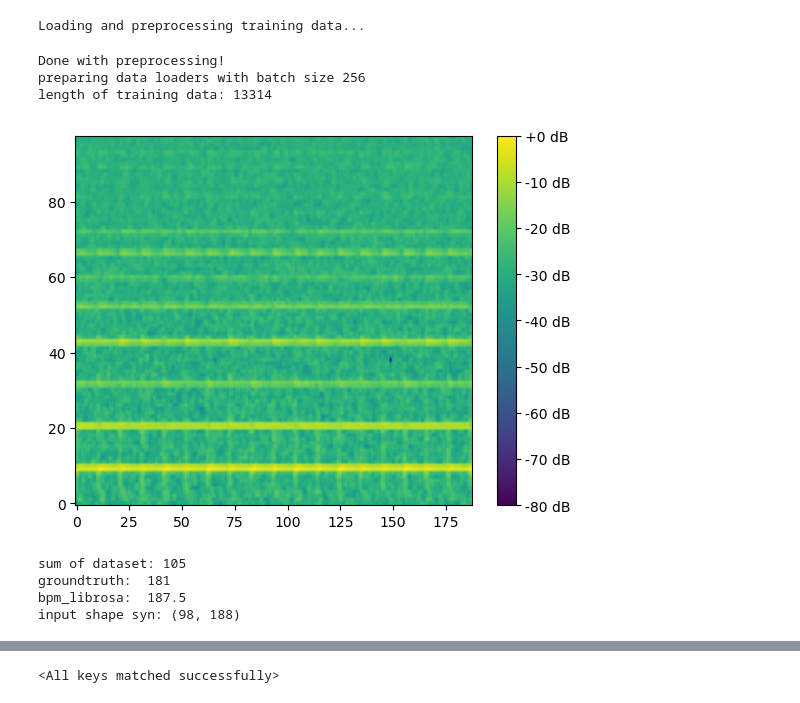
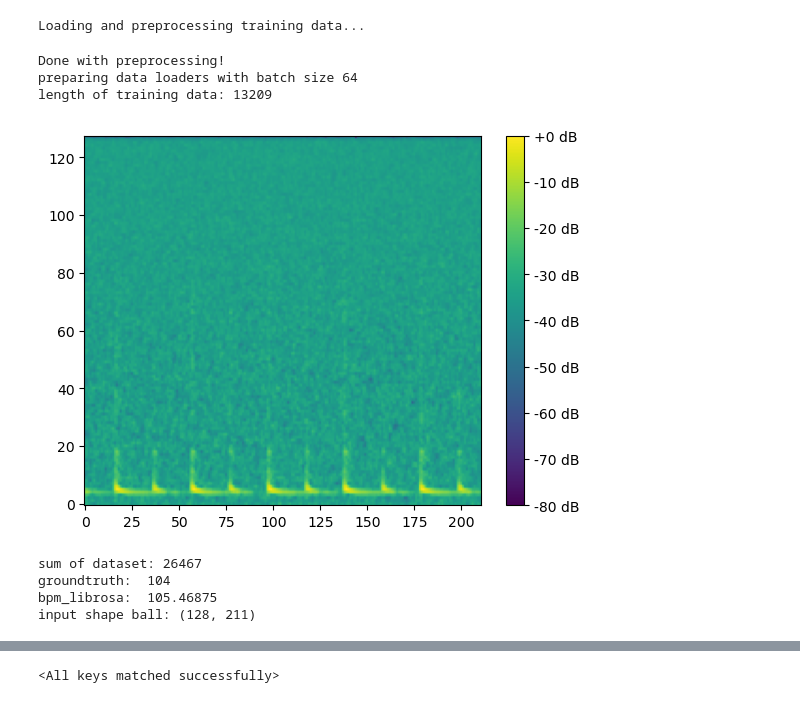
Before and after one commit to dennisripp/spiking_time_signature, a Jupyter notebook: tempo_cnn_snn _giantstep.ipynb, the cells around one changed output, grey strips where cells are left out. Saved outputs shown, nothing was run; the diff lists cells and outputs as text; code cells hidden in the pictures.

Commit message:
ultimate csnn + audio generator more instruments

```diff
--- a/tempo_cnn_snn _giantstep.ipynb
+++ b/tempo_cnn_snn _giantstep.ipynb
@@ -1,29 +37,7 @@
 # %%
-# import audio_import_giantstep as aig
-# import audio_import_ballroom as aib
-import audio_import_syn as ais
-from torch.utils.data import DataLoader
-from torch.utils.data import Dataset
-import os
-import librosa
-import numpy as np
-import matplotlib.pyplot as plt
-from brian2 import *
-from multiprocessing import Pool, cpu_count
-from tqdm import tqdm
-from concurrent.futures import ThreadPoolExecutor
-import pickle
-from concurrent.futures import ProcessPoolExecutor
-from sklearn.utils import shuffle
-import random
-import snntorch as snn
-import torch
-import re
-
-
-batch_size = 256
+batch_size = 64
 files_to_load = 2000
-SR =  16000 #16000 # int(22050/2)
+SR =  18000 #16000 # int(22050/2)
 
 
 train_set_syn, val_set_syn, input_shape_syn = ais.import_audio_get_loader(batch_size=batch_size,
@@ -40,49 +54,72 @@ train_set_syn, val_set_syn, input_shape_syn = ais.import_audio_get_loader(batch_
 #                                                              sr=SR,
 #                                                              )
 
+
+
 # train_set_ball, val_set_ball, input_shape_ball = aib.import_audio_get_loader(batch_size=batch_size,
 #                                                              only_dataset=True,
 #                                                              train_data_ratio=0.9,
-#                                                              files_to_load=600,
+#                                                              files_to_load=1000,
 #                                                              sr=SR,
+#                                                              augmented=True,
 #                                                              )
+
+# for i in range(0,3):
+#     train_set_ball_2, val_set_ball_2, input_shape_ball_2 = aib.import_audio_get_loader(batch_size=batch_size,
+#                                                              only_dataset=True,
+#                                                              train_data_ratio=0.9,
+#                                                              files_to_load=1000,
+#                                                              sr=SR,
+#                                                              augmented=True,
+#                                                              )
+#     train_set_ball = ConcatDataset([train_set_ball, train_set_ball_2])
+#     val_set_ball = ConcatDataset([val_set_ball, val_set_ball_2])
+
+# # train_set_ball_2, val_set_ball_2, input_shape_ball_2 = aib.import_audio_get_loader(batch_size=batch_size,
+# #                                                              only_dataset=True,
+# #                                                              train_data_ratio=0.9,
+# #                                                              files_to_load=1000,
+# #                                                              sr=SR,
+# #                                                              augmented=False,
+# #                                                              )
 
 train_loader = DataLoader(train_set_syn, batch_size=batch_size, shuffle=True)
 val_loader = DataLoader(val_set_syn, batch_size=batch_size, shuffle=True)
+
 
 
 # train_loader = DataLoader(train_set_giant+train_set_ball+train_set_syn, batch_size=batch_size, shuffle=True)
 # val_loader = DataLoader(val_set_giant+val_set_ball+val_set_syn, batch_size=batch_size, shuffle=True)
 
 
 example_batch = next(iter(train_loader))
 mel, groundtruth, librosa_bpm = example_batch
 
 single_mel = mel[0].squeeze(0)  # select the first mel-spec from the batch and remove the channel dimension
 
 # librosa.display.specshow(librosa.power_to_db(data, ref=np.max), y_axis='mel', x_axis='time')
 plt.imshow(librosa.power_to_db(single_mel, ref=np.max), origin='lower', aspect='auto')
 plt.colorbar(format='%+2.0f dB')
 plt.show()
 
 
 
-print(f"sum of dataset: {len(train_loader) +len(val_loader)}")
+print(f"sum of dataset: {len(train_loader.dataset) +len(val_loader.dataset)}")
 print("groundtruth: ", groundtruth[0].cpu().numpy())
 print("bpm_librosa: ", librosa_bpm[0].cpu().numpy())
-# print(f"input shape ball: {input_shape_ball}")
+print(f"input shape ball: {input_shape_syn}")
 # print(f"input shape giant: {input_shape_giant}")
-print(f"input shape syn: {input_shape_syn}")
+# print(f"input shape syn: {input_shape_syn}")
 
 
 input_shape = input_shape_syn
 # %% [output]
 Loading and preprocessing training data...
 Done with preprocessing!
-preparing data loaders with batch size 256
-length of training data: 13314
+preparing data loaders with batch size 64
+length of training data: 13209
-[figure, old version]
+[figure, new version]
-sum of dataset: 105
-groundtruth:  181
-bpm_librosa:  187.5
-input shape syn: (98, 188)
+sum of dataset: 26467
+groundtruth:  104
+bpm_librosa:  105.46875
+input shape ball: (128, 211)
```
Also changed, not shown: parts of 30 cells of this notebook, 5 other files.
